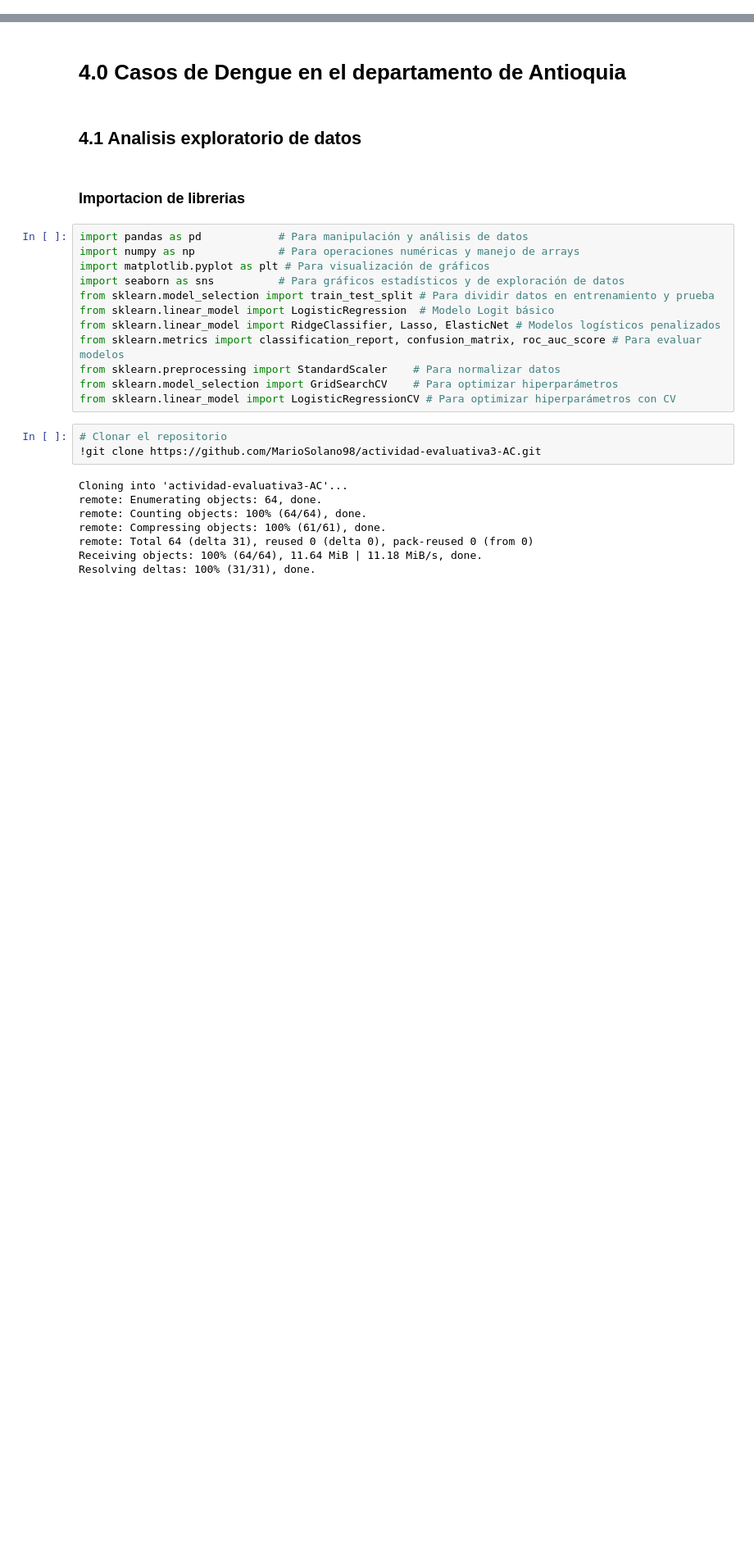
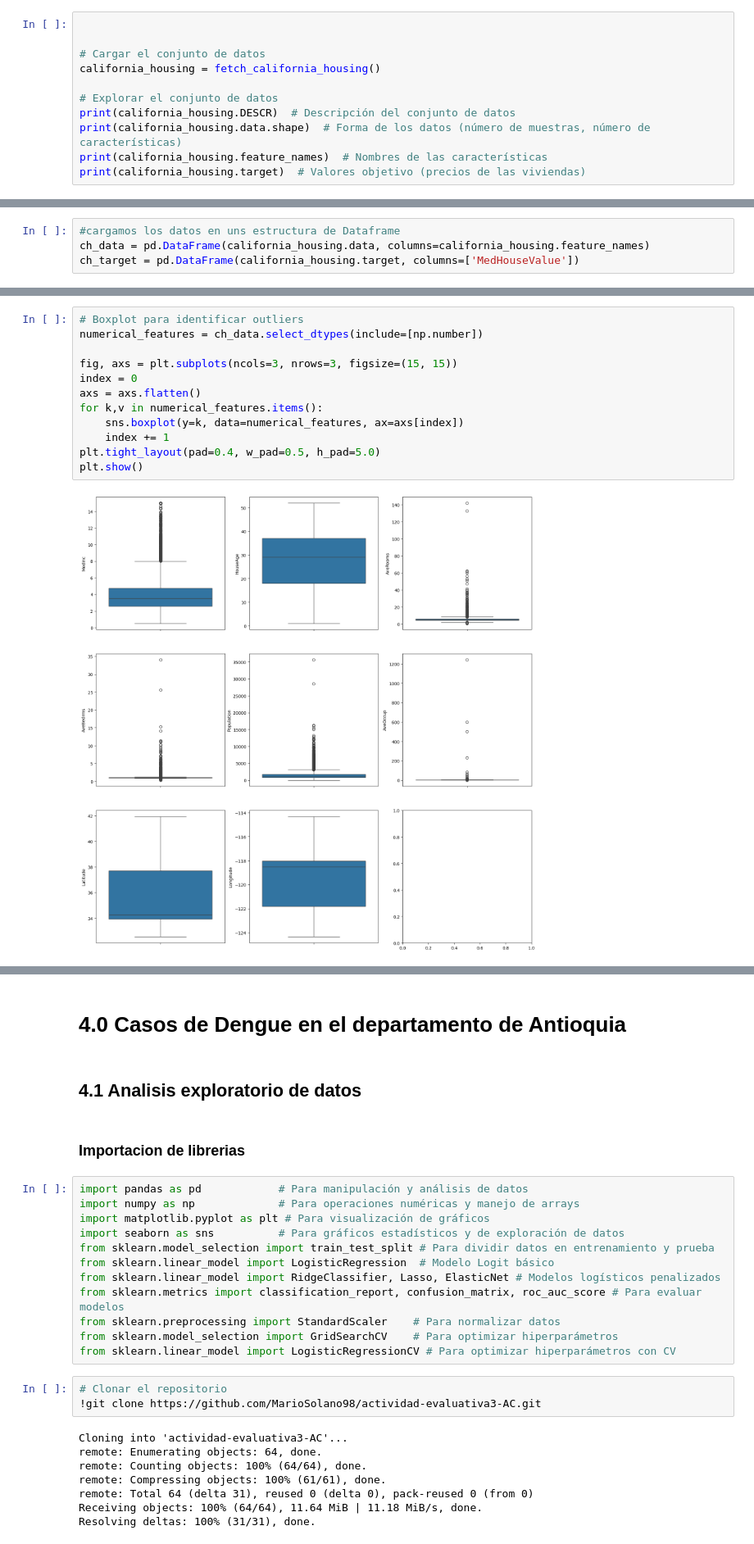
Before and after one commit to MarioSolano98/actividad-evaluativa3-AC, a Jupyter notebook: actividad_evaluativa3.ipynb, the cells around one changed output, grey strips where cells are left out. Shown at 82% size. Drawn from its saved outputs; the diff is of its cells as text; blank space fills up the shorter version.

```diff
--- a/actividad_evaluativa3.ipynb
+++ b/actividad_evaluativa3.ipynb
@@ -2,0 +71,11 @@
+# %%
+
+
+# Cargar el conjunto de datos
+california_housing = fetch_california_housing()
+
+# Explorar el conjunto de datos
+print(california_housing.DESCR)  # Descripción del conjunto de datos
+print(california_housing.data.shape)  # Forma de los datos (número de muestras, número de características)
+print(california_housing.feature_names)  # Nombres de las características
+print(california_housing.target)  # Valores objetivo (precios de las viviendas)
@@ -2,0 +102,4 @@
+# %%
+#cargamos los datos en uns estructura de Dataframe
+ch_data = pd.DataFrame(california_housing.data, columns=california_housing.feature_names)
+ch_target = pd.DataFrame(california_housing.target, columns=['MedHouseValue'])
@@ -2,0 +146,14 @@
+# %%
+# Boxplot para identificar outliers
+numerical_features = ch_data.select_dtypes(include=[np.number])
+
+fig, axs = plt.subplots(ncols=3, nrows=3, figsize=(15, 15))
+index = 0
+axs = axs.flatten()
+for k,v in numerical_features.items():
+    sns.boxplot(y=k, data=numerical_features, ax=axs[index])
+    index += 1
+plt.tight_layout(pad=0.4, w_pad=0.5, h_pad=5.0)
+plt.show()
+# %% [output]
+[figure, added]
```
Also changed, not shown: parts of 28 cells of this notebook.
